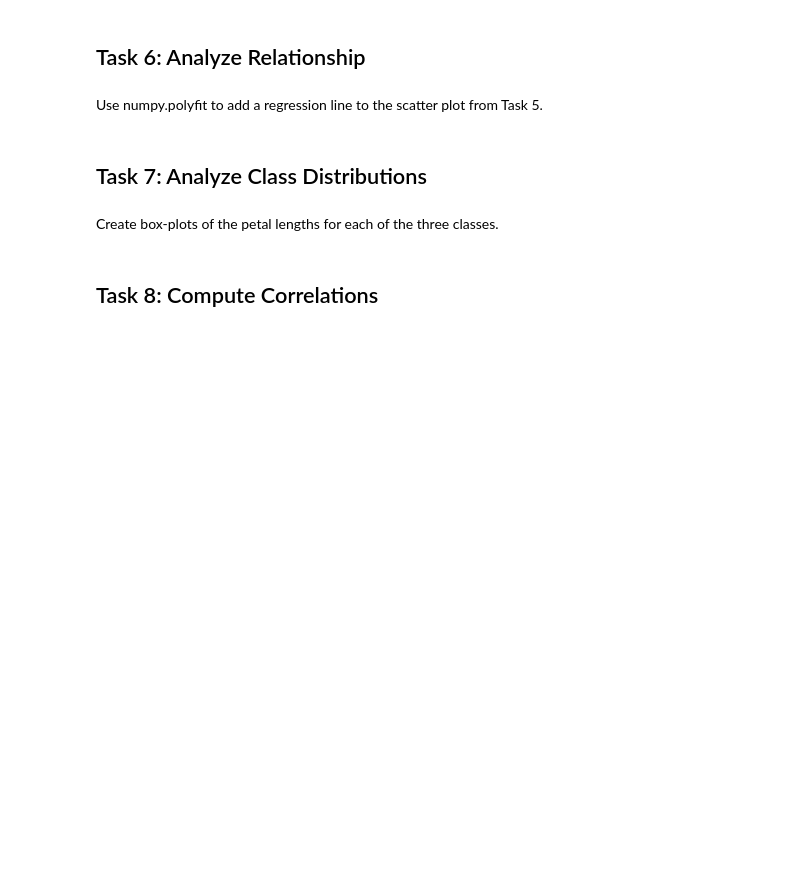
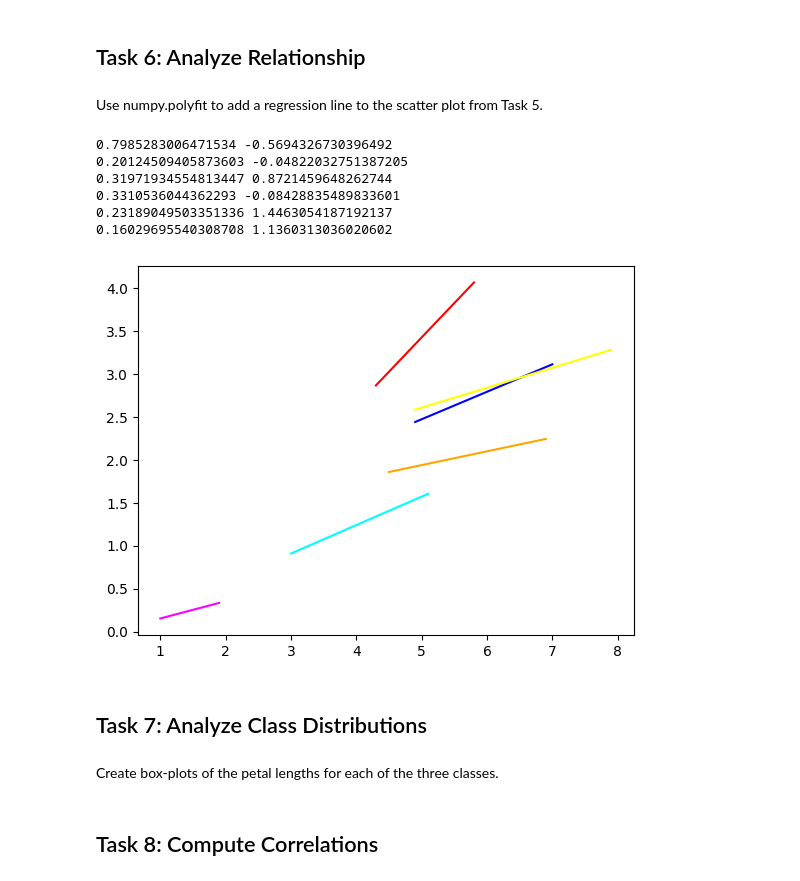
Before and after one commit to cathalred88/principles_of_data_analytics, a Jupyter notebook: tasks.ipynb, the cells around one changed output. Cells and saved outputs as stored; diff of their text form; code cells hidden in the pictures; blank space fills up the shorter version.

```diff
--- a/tasks.ipynb
+++ b/tasks.ipynb
@@ -229,6 +223,55 @@ pt.show()
 ## Task 6: Analyze Relationship
 # %% [markdown]
 Use numpy.polyfit to add a regression line to the scatter plot from Task 5.
+# %%
+
+#calculate the straight line best fits for each dataset pair
+b1, a1 = np.polyfit(df1['sepal length (cm)'], df1['sepal width (cm)'], deg=1)
+b2, a2 = np.polyfit(df1['petal length (cm)'], df1['petal width (cm)'], deg=1)
+b3, a3 = np.polyfit(df2['sepal length (cm)'], df2['sepal width (cm)'], deg=1)
+b4, a4 = np.polyfit(df2['petal length (cm)'], df2['petal width (cm)'], deg=1)
+b5, a5 = np.polyfit(df3['sepal length (cm)'], df3['sepal width (cm)'], deg=1)
+b6, a6 = np.polyfit(df3['petal length (cm)'], df3['petal width (cm)'], deg=1)
+
+# set upper and lower limits for lines to start and finish at
+xseq1 = np.linspace(min(df1['sepal length (cm)']), max(df1['sepal length (cm)']), num=100)
+xseq2 = np.linspace(min(df1['petal length (cm)']), max(df1['petal length (cm)']), num=100)
+xseq3 = np.linspace(min(df2['sepal length (cm)']), max(df2['sepal length (cm)']), num=100)
+xseq4 = np.linspace(min(df2['petal length (cm)']), max(df2['petal length (cm)']), num=100)
+xseq5 = np.linspace(min(df3['sepal length (cm)']), max(df3['sepal length (cm)']), num=100)
+xseq6 = np.linspace(min(df3['petal length (cm)']), max(df3['petal length (cm)']), num=100)
+
+#print a & b pairs for each pair
+print(b1,a1)
+print(b2,a2)
+print(b3,a3)
+print(b4,a4)
+print(b5,a5)
+print(b6,a6)
+
+# add straight line regression lines to each scatterplot pair
+ax22=pt.plot(xseq1, a1 + b1 * xseq1, c = 'red', label = 'Setosa Sepal')
+ax23=pt.plot(xseq2, a2 + b2 * xseq2, c = 'magenta', label = 'Setosa Petal')
+ax24=pt.plot(xseq3, a3 + b3 * xseq3, c = 'blue' , label = 'Versicolor Sepal')
+ax25=pt.plot(xseq4, a4 + b4 * xseq4, c = 'cyan', label = 'Versicolor Petal')
+ax26=pt.plot(xseq5, a5 + b5 * xseq5, c = 'yellow' , label = 'Virginica Sepal')
+ax27=pt.plot(xseq6, a6 + b6 * xseq6, c = 'orange', label = 'Virginica Petal')
+
+# define plot labels
+ax7.set_xlabel('Length (cm)')
+ax7.set_ylabel('Width (cm)')
+
+# command to show plot
+pt.savefig('scatterplotSummaryWithRegression.png')
+pt.show()
+# %% [output]
+0.7985283006471534 -0.5694326730396492
+0.20124509405873603 -0.04822032751387205
+0.31971934554813447 0.8721459648262744
+0.3310536044362293 -0.08428835489833601
+0.23189049503351336 1.4463054187192137
+0.16029695540308708 1.1360313036020602
+[figure, added]
 # %% [markdown]
 ## Task 7: Analyze Class Distributions
 # %% [markdown]
```
Also changed, not shown: parts of 1 cell of this notebook, 2 other files.
